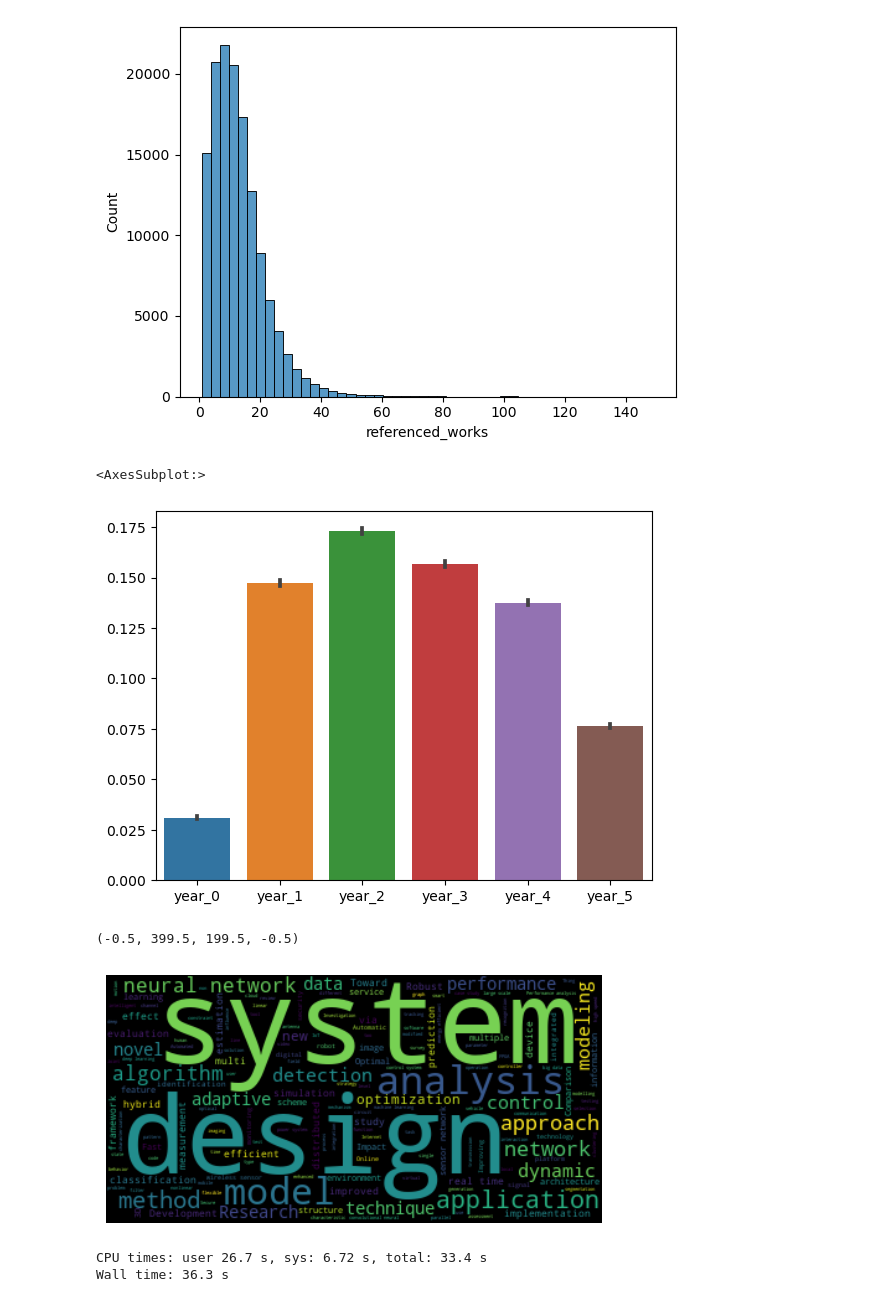
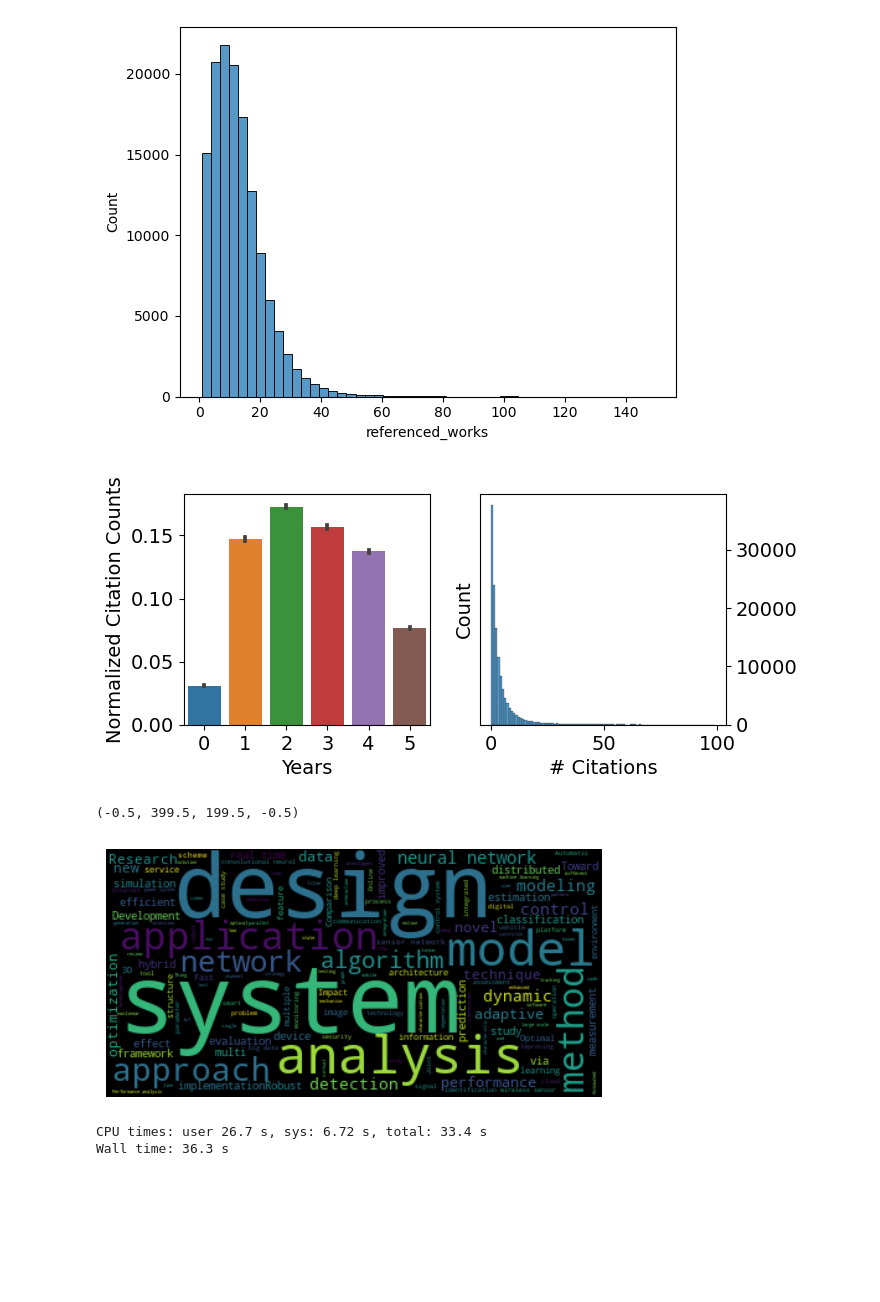
Before and after one commit to gtmdotme/citation_prediction, a Jupyter notebook: data-eda-gtm.ipynb, the cells around one changed output. Saved outputs shown, nothing was run; the diff lists cells and outputs as text; code cells hidden in the pictures; blank space fills up the shorter version.

```diff
--- a/data-eda-gtm.ipynb
+++ b/data-eda-gtm.ipynb
@@ -201,16 +201,28 @@ def find_normalized_citation(counts_by_year, year_i, year_0):
         return 0
 
 for year_i in [2017, 2018, 2019, 2020, 2021, 2022]:
-    works[f'year_{year_i-2017}' ] = works['counts_by_year'].map(
+    works[f'{year_i-2017}' ] = works['counts_by_year'].map(
         lambda x: find_normalized_citation(x, year_i, YEAR)
     )
-
-sns.barplot(data=works[
-    [f'year_{year_i-2017}'  for year_i in [2017, 2018, 2019, 2020, 2021, 2022]]
-])
-# %% [output]
-<AxesSubplot:>
-[figure, removed]
+# %%
+plt.rcParams.update({'font.size': 14})
+
+fig, ax = plt.subplots(ncols=2, figsize=(7,3))
+sns.barplot(data=works[
+    [f'{year_i-2017}'  for year_i in [2017, 2018, 2019, 2020, 2021, 2022]]
+], ax=ax[0])
+ax[0].set_xlabel('Years')
+ax[0].set_ylabel('Normalized Citation Counts')
+
+# distribution of citations (~target variable)
+sns.histplot(data=works[works['cited_by_count']<100], x='cited_by_count', bins=100, ax=ax[1])
+ax[1].yaxis.tick_right()
+ax[1].set_xlabel('# Citations')
+
+plt.savefig('log-normal-and-distribution.png', dpi=350, bbox_inches='tight')
+plt.show()
+# %% [output]
+[figure, added]
 # %%
 # 1.6. word cloud of concepts, title, abstract
 
@@ -225,7 +237,7 @@ plt.imshow(wordcloud, interpolation='bilinear')
 plt.axis("off")
 # %% [output]
 (-0.5, 399.5, 199.5, -0.5)
-[figure, old version]
+[figure, new version]
 # %%
 %%time
 # 1.6. word cloud of concepts, title, abstract
```
Also changed, not shown: parts of 6 cells of this notebook, 3 other files.
